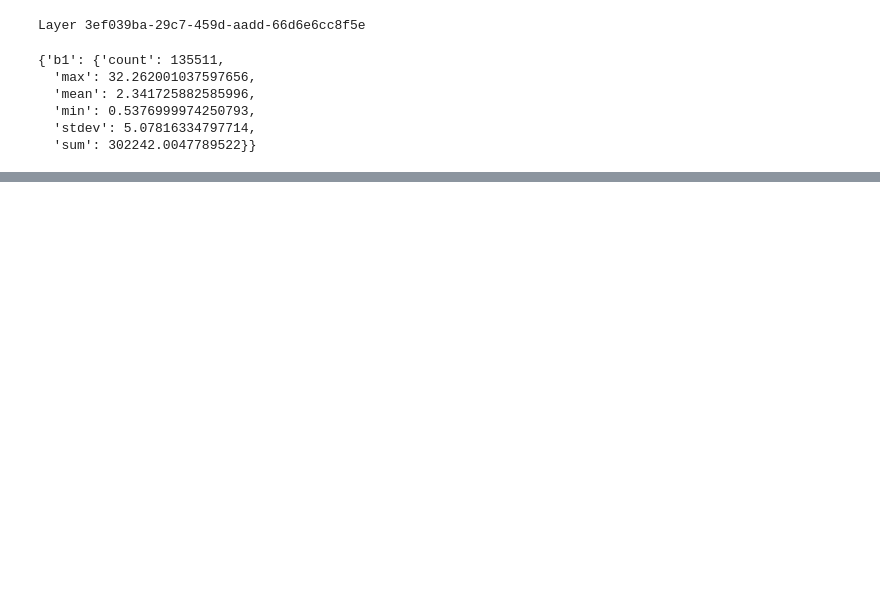
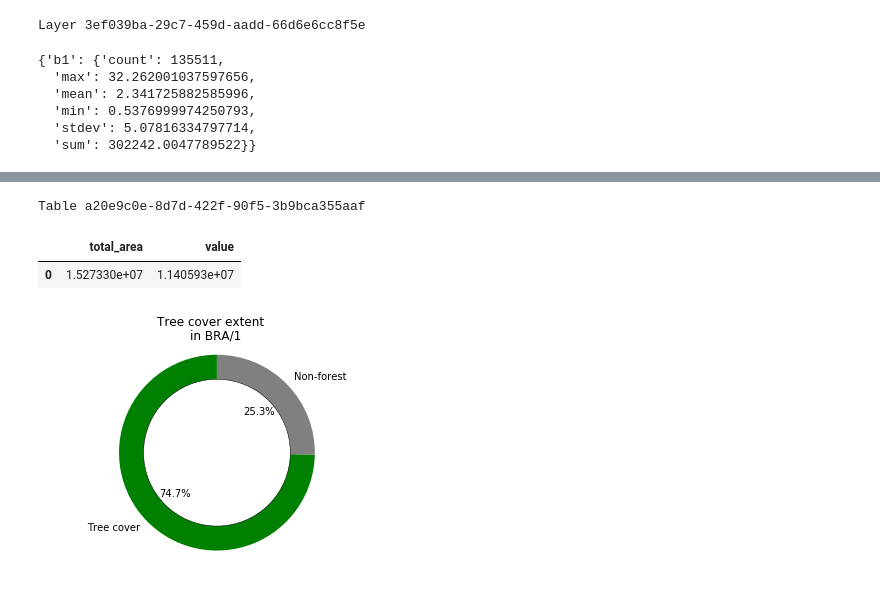
Before and after one commit to Vizzuality/LMIPy, a Jupyter notebook: docs/quickstart.ipynb, the cells around one changed output, grey strips where cells are left out. Cells and saved outputs as stored; diff of their text form; code cells hidden in the pictures; blank space fills up the shorter version.

```diff
--- a/docs/quickstart.ipynb
+++ b/docs/quickstart.ipynb
@@ -427,0 +459,43 @@ ly.intersect(geometry=g)
+# %%
+# Get a datatable (Hansen)
+table = LMIPy.Table('a20e9c0e-8d7d-422f-90f5-3b9bca355aaf')
+table
+# %% [output]
+Table a20e9c0e-8d7d-422f-90f5-3b9bca355aaf
+# %%
+iso = 'BRA'
+administration = 1
+
+sql = f"""
+        SELECT
+            SUM(area_extent) as value,
+            SUM(area_admin) as total_area
+        FROM data
+        WHERE iso = '{iso}'
+        AND adm1 = {administration}
+        AND thresh = 30
+        AND polyname = 'admin'
+"""
+
+results = table.query(sql=sql)
+results
+# %% [output]
+|  | total_area | value |
+| 0 | 1.527330e+07 | 1.140593e+07 |
+# %%
+sizes = [results.value[0], results.total_area[0] - results.value[0]]
+colors = ['green','grey']
+labels = ['Tree cover', 'Non-forest']
+
+fig1, ax1 = plt.subplots()
+ax1.pie(sizes, labels=labels, autopct='%1.1f%%',
+        shadow=False, startangle=90, colors=colors)
+ax1.axis('equal')
+centre_circle = plt.Circle((0,0),0.75,color='black', fc='white',linewidth=0.5)
+fig1 = plt.gcf()
+fig1.gca().add_artist(centre_circle)
+plt.suptitle('Tree cover extent')
+plt.title(f'in {iso}/{administration}')
+plt.show()
+# %% [output]
+[figure, added]
```
Also changed, not shown: parts of 9 cells of this notebook.
